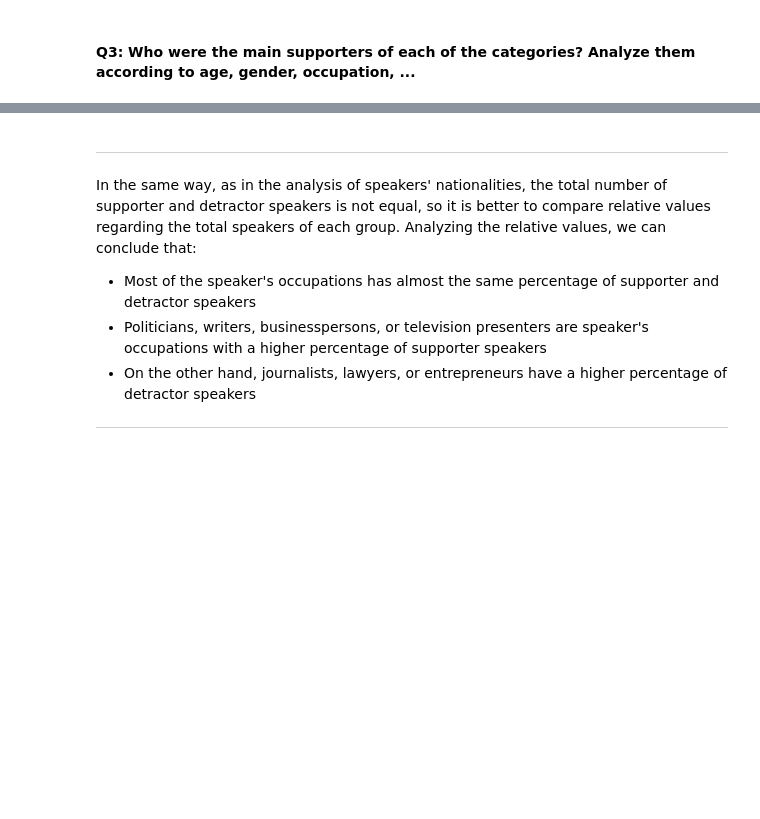
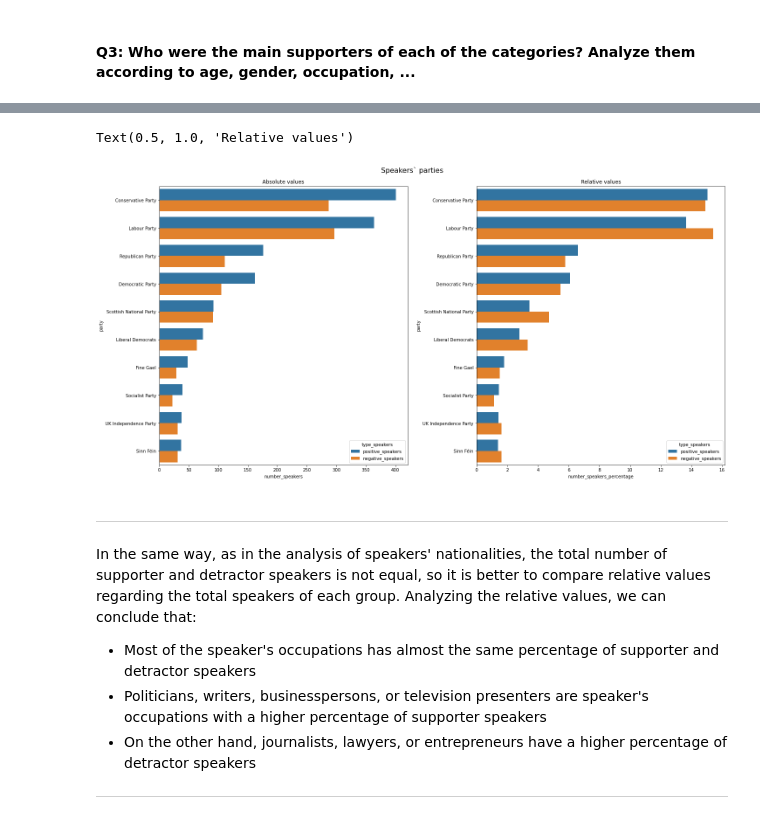
Before and after one commit to epfl-ada/ada-2021-project-kava, a Jupyter notebook: milestone2_template.ipynb, the cells around one changed output, grey strips where cells are left out. Saved outputs shown, nothing was run; the diff lists cells and outputs as text; code cells hidden in the pictures; blank space fills up the shorter version.

```diff
--- a/milestone2_template.ipynb
+++ b/milestone2_template.ipynb
@@ -1678,3 +1727,46 @@ Text(0.5, 1.0, 'Relative values')
+# %%
+# Convert auxiliary arrays into Series for handling better the data and plotting
+# Count most common values
+serie_parties_positive = pd.Series(array_parties_positive, name='positive_speakers').value_counts()
+serie_parties_negative = pd.Series(array_parties_negative, name='negative_speakers').value_counts()
+
+# Outer merge (common and not common values) of the series of the positive and negative speakers' parties
+df_parties = pd.merge(serie_parties_positive, serie_parties_negative, left_index=True, right_index=True, how='outer')
+
+# Fill with 0 the NaN values. As it is an outer merge, NaN values are possible (parties in one serie but not in the another)
+df_parties['positive_speakers'] = df_parties['positive_speakers'].fillna(0)
+df_parties['negative_speakers'] = df_parties['negative_speakers'].fillna(0)
+
+# Reset index of DataFrame and rename by 'party'
+df_parties.reset_index(inplace=True)
+df_parties.rename({'index' : 'party'}, axis=1, inplace=True)
+
+# Sort values in descending direction and limit them to the top 10
+df_parties = df_parties.sort_values(by=['positive_speakers', 'negative_speakers'], ascending=False).head(10)
+
+# Convert the DataFrame from wide format to long format in order to plot it easily
+df_parties_long = pd.melt(df_parties, id_vars="party", var_name="type_speakers", value_name="number_speakers")
+# %%
+# Calculate the percentage of each party over the total in both positive and negative groups
+df_parties_percentage = df_parties
+df_parties_percentage['positive_speakers'] = ( df_parties['positive_speakers'] / len(array_parties_positive) )*100
+df_parties_percentage['negative_speakers'] = ( df_parties['negative_speakers'] / len(array_parties_negative) )*100
+
+# Convert the DataFrame from wide format to long format in order to plot it easily
+df_parties_percentage_long = pd.melt(df_parties_percentage, id_vars="party", var_name="type_speakers", value_name="number_speakers_percentage")
+# %%
+# Plot the results of the speaker's party analysis
+# Left plot: speaker's parties absolute values
+# Right plot: speaker's parties relative values
+fig, axs = plt.subplots(1, 2,figsize=(20,10), constrained_layout=True)
+fig.suptitle('Speakers` parties', fontsize=16)
+sns.barplot(data = df_parties_long, x = 'number_speakers', y = 'party', hue = 'type_speakers', ax = axs[0])
+axs[0].set_title('Absolute values')
+sns.barplot(data = df_parties_percentage_long, x = 'number_speakers_percentage', y = 'party', hue = 'type_speakers', ax = axs[1])
+axs[1].set_title('Relative values')
+# %% [output]
+Text(0.5, 1.0, 'Relative values')
+[figure, added]
 # %% [markdown]
 ---
 In the same way, as in the analysis of speakers' nationalities, the total number of supporter and detractor speakers is not equal, so it is better to compare relative values regarding the total speakers of each group. Analyzing the relative values, we can conclude that:
```
Also changed, not shown: parts of 20 cells of this notebook.
